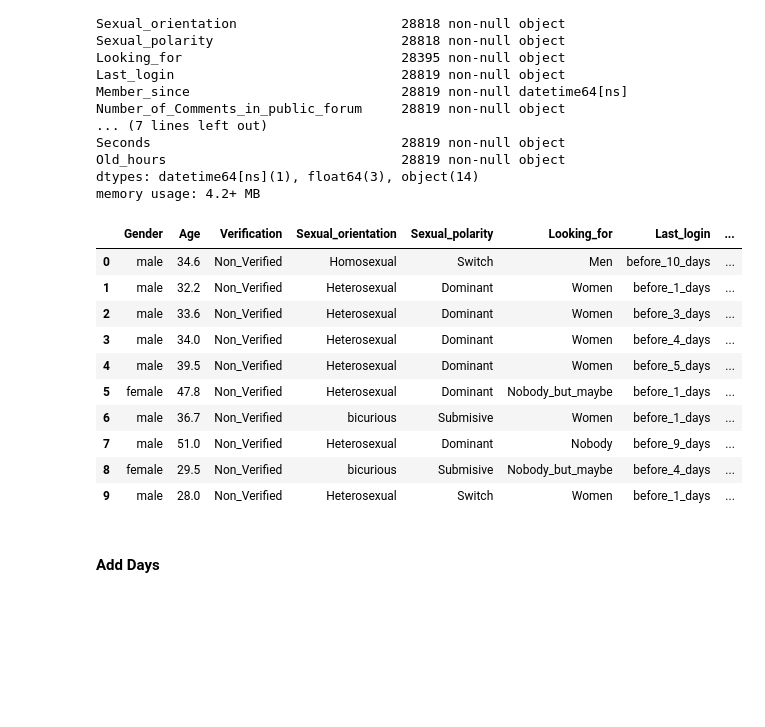
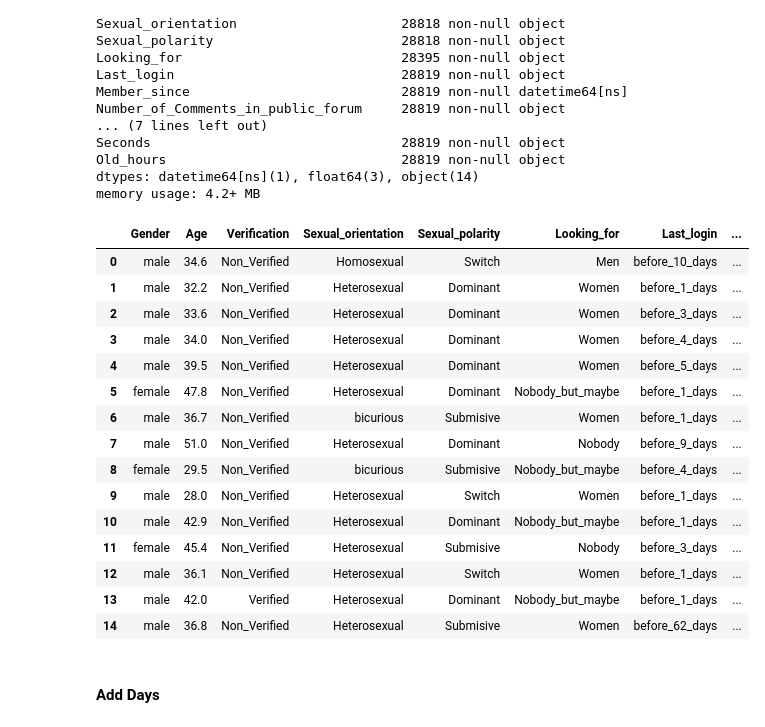
Before and after one commit to crushdig/Data-Science-In-Practice-Project, a Jupyter notebook: LB_project/notebooks/prep/200_prep_datasets.ipynb, the cells around one changed output. Saved outputs shown, nothing was run; the diff lists cells and outputs as text; code cells hidden in the pictures; blank space fills up the shorter version.

```diff
--- a/LB_project/notebooks/prep/200_prep_datasets.ipynb
+++ b/LB_project/notebooks/prep/200_prep_datasets.ipynb
@@ -284,20 +286,25 @@ memory usage: 4.2+ MB
 # %%
 #fills in zeros for hours
 sexWork_df['Hours'] = sexWork_df['Hours'].astype(str).str.zfill(2)
 
-sexWork_df.head(10)
+sexWork_df.head(15)
 # %% [output]
 |  | Gender | Age | Verification | Sexual_orientation | Sexual_polarity | Looking_for | Last_login | ... |
 | 0 | male | 34.6 | Non_Verified | Homosexual | Switch | Men | before_10_days | ... |
 | 1 | male | 32.2 | Non_Verified | Heterosexual | Dominant | Women | before_1_days | ... |
 | 2 | male | 33.6 | Non_Verified | Heterosexual | Dominant | Women | before_3_days | ... |
 | 3 | male | 34.0 | Non_Verified | Heterosexual | Dominant | Women | before_4_days | ... |
 | 4 | male | 39.5 | Non_Verified | Heterosexual | Dominant | Women | before_5_days | ... |
 | 5 | female | 47.8 | Non_Verified | Heterosexual | Dominant | Nobody_but_maybe | before_1_days | ... |
 | 6 | male | 36.7 | Non_Verified | bicurious | Submisive | Women | before_1_days | ... |
 | 7 | male | 51.0 | Non_Verified | Heterosexual | Dominant | Nobody | before_9_days | ... |
 | 8 | female | 29.5 | Non_Verified | bicurious | Submisive | Nobody_but_maybe | before_4_days | ... |
 | 9 | male | 28.0 | Non_Verified | Heterosexual | Switch | Women | before_1_days | ... |
+| 10 | male | 42.9 | Non_Verified | Heterosexual | Dominant | Nobody_but_maybe | before_1_days | ... |
+| 11 | female | 45.4 | Non_Verified | Heterosexual | Submisive | Nobody | before_3_days | ... |
+| 12 | male | 36.1 | Non_Verified | Heterosexual | Switch | Women | before_1_days | ... |
+| 13 | male | 42.0 | Verified | Heterosexual | Dominant | Nobody_but_maybe | before_1_days | ... |
+| 14 | male | 36.8 | Non_Verified | Heterosexual | Submisive | Women | before_62_days | ... |
 # %% [markdown]
 #### Add Days
 # %%
```
Also changed, not shown: parts of 12 cells of this notebook, 2 other files.
